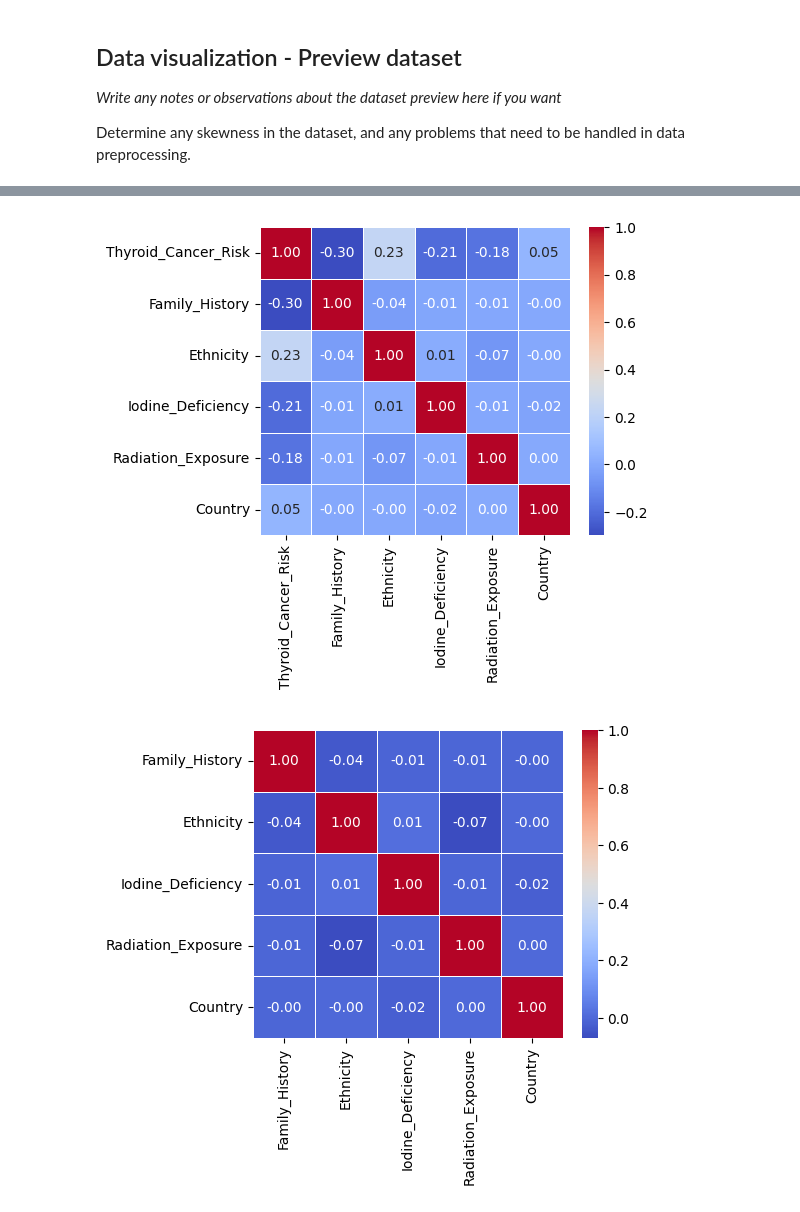
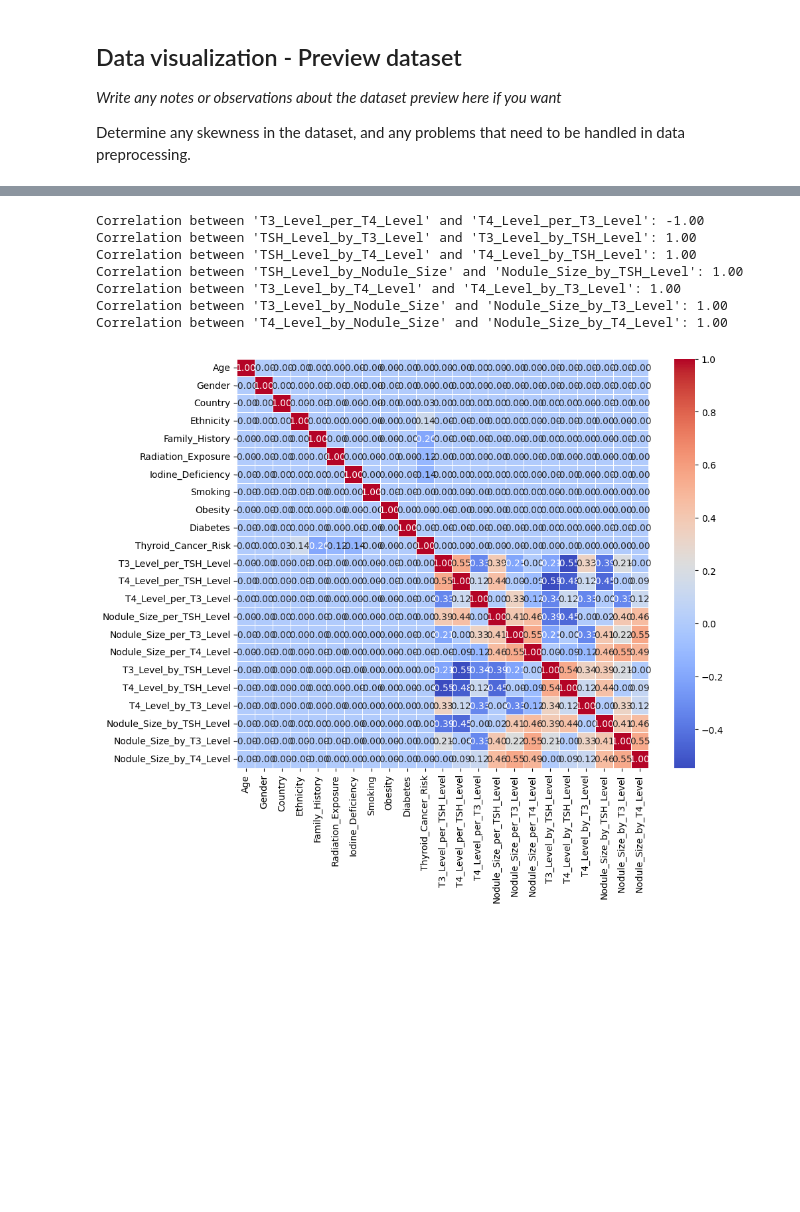
Before and after one commit to gentleman644/foxtrot-thyroid-cancer-prediction, a Jupyter notebook: Project_01_Foxtrot.ipynb, the cells around one changed output, grey strips where cells are left out. Saved outputs shown, nothing was run; the diff lists cells and outputs as text; code cells hidden in the pictures; blank space fills up the shorter version.

```diff
--- a/Project_01_Foxtrot.ipynb
+++ b/Project_01_Foxtrot.ipynb
@@ -266,13 +300,13 @@ None
 # Relevant/Good: features(Independent/Input) --high +/-ve correlation--> target(Dependent/Output)
 # Irrelevant/Bad: features(Independent/Input) --low near-0 correlation--> target(Dependent/Output)
 import seaborn as sbn
-from sklearn.feature_selection import SelectKBest, f_classif
+from sklearn.feature_selection import SelectKBest, mutual_info_classif
 
 #Print the scores of all features in relation to target variable
 
 for t in range(trgt_y.shape[1]):
     # 1. Fit the KBest selector
-    KBest = SelectKBest(score_func=f_classif, k=18)   # Linear(f_regression|f_classif) to target; Nonlinear(mutual_info_regression|mutual_info_classif) to target
+    KBest = SelectKBest(score_func=mutual_info_classif, k=30)   # Linear(f_regression|f_classif) to target; Nonlinear(mutual_info_regression|mutual_info_classif) to target
     output = KBest.fit_transform(feats_X, trgt_y.iloc[:,t])  # Fits to data & transform/reduce it to the selected features
     top_feats_X = pd.DataFrame(output, columns=KBest.get_feature_names_out())   # Transfrom numpy-array 2 pandas-dataframe
 
@@ -297,18 +331,25 @@ plt.show()  # figsize(inch, inch); (-ve corr., 0, +ve corr.)
 
 print()
 #Reshape the heatmap to focus on the top 6 features with highest scores and lowest correlation with each other
-useful_feats_X = top_feats_X.loc[:, ["Thyroid_Cancer_Risk", "Family_History", "Ethnicity", "Iodine_Deficiency", "Radiation_Exposure", "Country"]] #['ppl_per_house', 'income_per_ppl'] important when "Oversampled" class >= 5000
-useful_feats_corr = useful_feats_X.corr('pearson')  # Linear(pearson) to target; Nonlinear(kendall|spearman) to target
-plt.figure(figsize=(5, 4))
+# Instead of doing this manually, use a loop and check correlation scores and drop those above a certain threshold
+temp_df = top_feats_X.copy()
+feats_to_not_use = []
+
+# drop features with high correlation to other features (multi-collinearity/redundancy)
+for col in useful_feats_corr.columns:
+    for idx in useful_feats_corr.index:
+        if (col != idx and abs(useful_feats_corr.loc[idx, col]) > 0.6):
+            if (col not in feats_to_not_use and idx not in feats_to_not_use):
+                print(f"Correlation between '{col}' and '{idx}': {useful_feats_corr.loc[idx, col]:.2f}")
+                feats_to_not_use.append(col)
+                break
+
+
+temp_df = temp_df.drop(columns=feats_to_not_use)
+useful_feats_X = temp_df.copy()
+useful_feats_corr = useful_feats_X.corr('kendall')  # Linear(pearson) to target; Nonlinear(kendall|spearman) to target
+plt.figure(figsize=(10, 8))
 sbn.heatmap(useful_feats_corr, annot=True, linewidths=0.5, fmt='.2f', cmap='coolwarm')  # cmap='coolwarm|RdBu|BrBG|PRGn|viridis|Blues|Greens|Oranges|rocket|tab10|Set1|Pastel1|Accent'
-plt.show()  # figsize(inch, inch) => (-ve corr., 0, +ve corr.)
-
-print()
-#Removew the top feature "Thyroid_Cancer_Risk" to focus on the next 5 features with highest scores and lowest correlation with each other
-useful_feats_X = top_feats_X.loc[:, ["Family_History", "Ethnicity", "Iodine_Deficiency", "Radiation_Exposure", "Country"]] #['ppl_per_house', 'income_per_ppl'] important when "Oversampled" class >= 5000
-useful_feats_corr = useful_feats_X.corr('pearson')  # Linear(pearson) to target; Nonlinear(kendall|spearman) to target
-plt.figure(figsize=(5, 4))
-sbn.heatmap(useful_feats_corr, annot=True, linewidths=0.5, fmt='.2f', cmap='coolwarm')  # cmap='coolwarm|RdBu|BrBG|PRGn|viridis|Blues|Greens|Oranges|rocket|tab10|Set1|Pastel1|Accent'
-plt.show()  # figsize(inch, inch) => (-ve corr., 0, +ve corr.)
+plt.show()  # figsize(inch, inch); (-ve corr., 0, +ve corr.)
 tm.test_feature_Selection(useful_feats_X)
 # %% [output]
@@ -329,5 +370,11 @@ tm.test_feature_Selection(useful_feats_X)
+Correlation between 'T3_Level_per_T4_Level' and 'T4_Level_per_T3_Level': -1.00
+Correlation between 'TSH_Level_by_T3_Level' and 'T3_Level_by_TSH_Level': 1.00
+Correlation between 'TSH_Level_by_T4_Level' and 'T4_Level_by_TSH_Level': 1.00
+Correlation between 'TSH_Level_by_Nodule_Size' and 'Nodule_Size_by_TSH_Level': 1.00
+Correlation between 'T3_Level_by_T4_Level' and 'T4_Level_by_T3_Level': 1.00
+Correlation between 'T3_Level_by_Nodule_Size' and 'Nodule_Size_by_T3_Level': 1.00
+Correlation between 'T4_Level_by_Nodule_Size' and 'Nodule_Size_by_T4_Level': 1.00
-[figure, old version]
+[figure, new version]
-[figure, removed]
 # %%
 # Training & Test Sets: StratifiedKFold + ShuffleSplit
 from sklearn.model_selection import StratifiedShuffleSplit, ShuffleSplit
```
Also changed, not shown: parts of 15 cells of this notebook, 1 other file.
